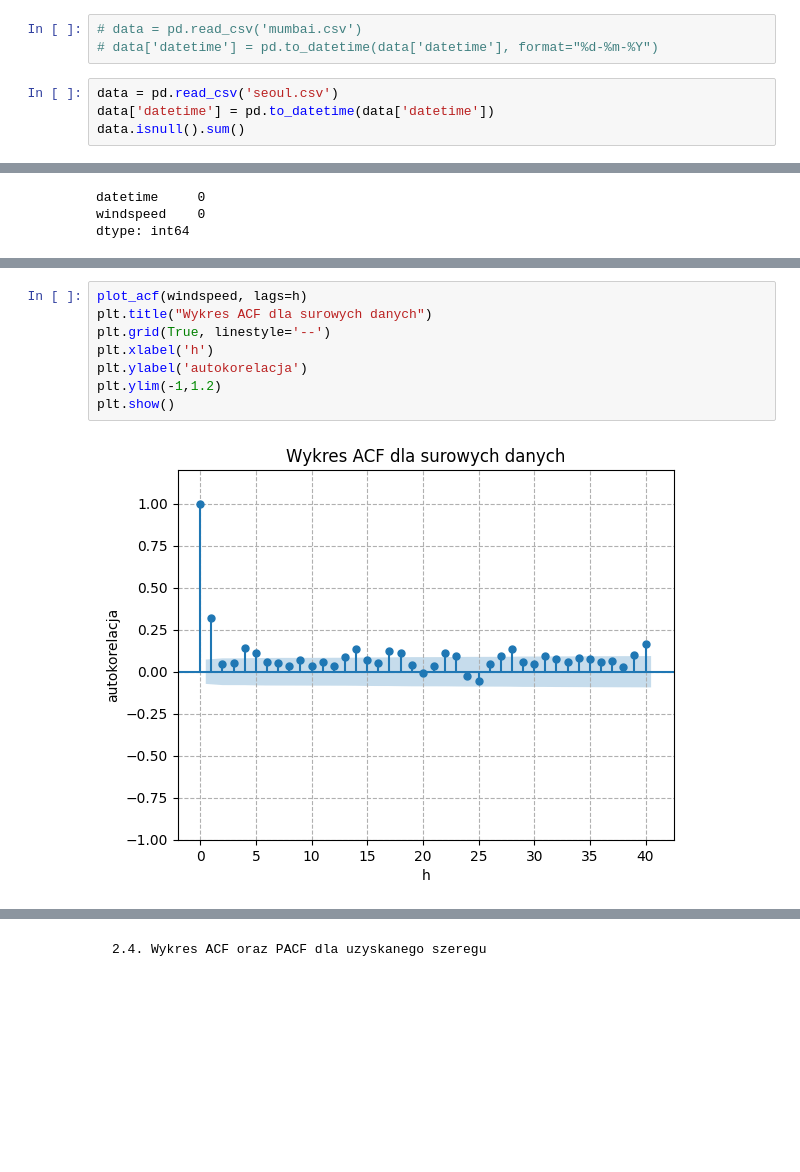
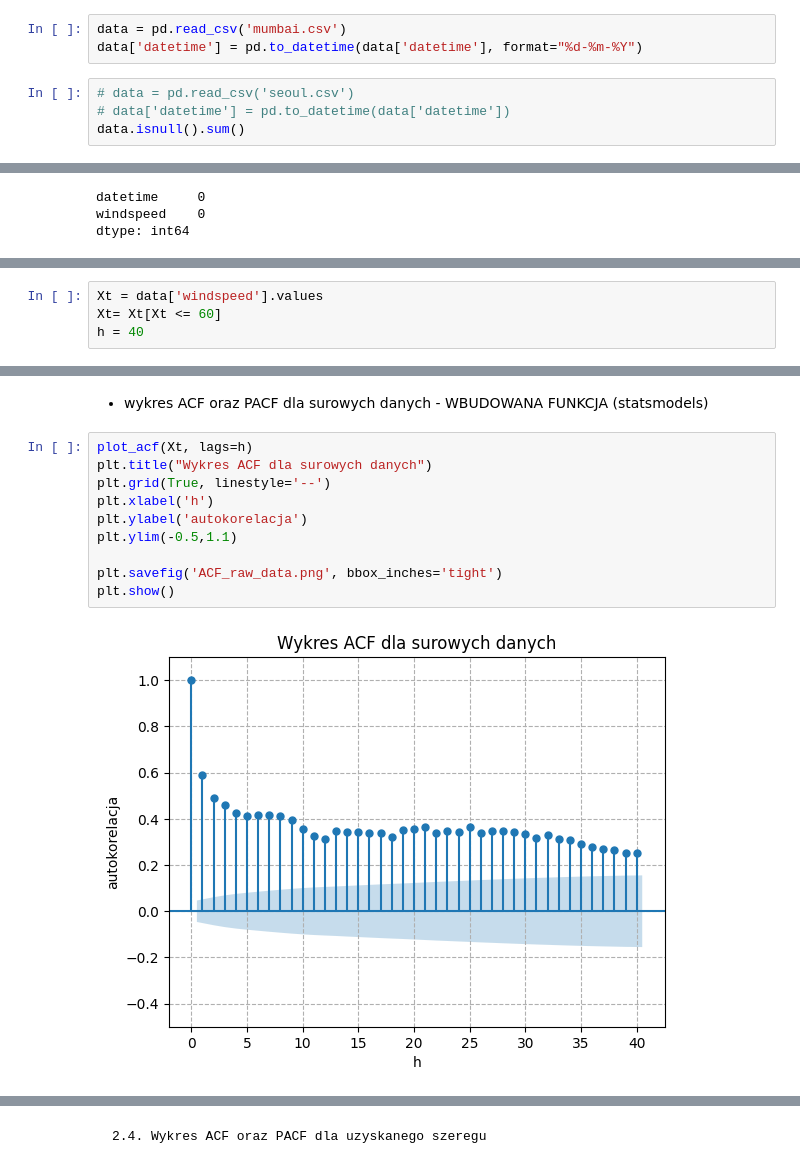
Before and after one commit to MagdalenaSudol/Model_ARMA, a Jupyter notebook: raport.ipynb, the cells around one changed output, grey strips where cells are left out. Saved outputs shown, nothing was run; the diff lists cells and outputs as text; blank space fills up the shorter version.

```diff
--- a/raport.ipynb
+++ b/raport.ipynb
@@ -12,10 +13,10 @@ from statsmodels.graphics.tsaplots import plot_acf, plot_pacf
 # %% [markdown]
     1.1. Czy w analizowanych danych występują braki?
 # %%
-# data = pd.read_csv('mumbai.csv')
-# data['datetime'] = pd.to_datetime(data['datetime'], format="%d-%m-%Y")
+data = pd.read_csv('mumbai.csv')
+data['datetime'] = pd.to_datetime(data['datetime'], format="%d-%m-%Y")
 # %%
-data = pd.read_csv('seoul.csv')
-data['datetime'] = pd.to_datetime(data['datetime'])
+# data = pd.read_csv('seoul.csv')
+# data['datetime'] = pd.to_datetime(data['datetime'])
 data.isnull().sum()
 # %% [output]
@@ -115,0 +134,4 @@ h = 40
+# %%
+Xt = data['windspeed'].values
+Xt= Xt[Xt <= 60]
+h = 40
@@ -116,11 +163,15 @@ h = 40
+# %% [markdown]
+-  wykres ACF oraz PACF dla surowych danych - WBUDOWANA FUNKCJA (statsmodels)
 # %%
-plot_acf(windspeed, lags=h)
+plot_acf(Xt, lags=h)
 plt.title("Wykres ACF dla surowych danych")
 plt.grid(True, linestyle='--')
 plt.xlabel('h')
 plt.ylabel('autokorelacja')
-plt.ylim(-1,1.2)
+plt.ylim(-0.5,1.1)
+
+plt.savefig('ACF_raw_data.png', bbox_inches='tight')
 plt.show()
 # %% [output]
-[figure, old version]
+[figure, new version]
 # %%
```
Also changed, not shown: parts of 27 cells of this notebook.
